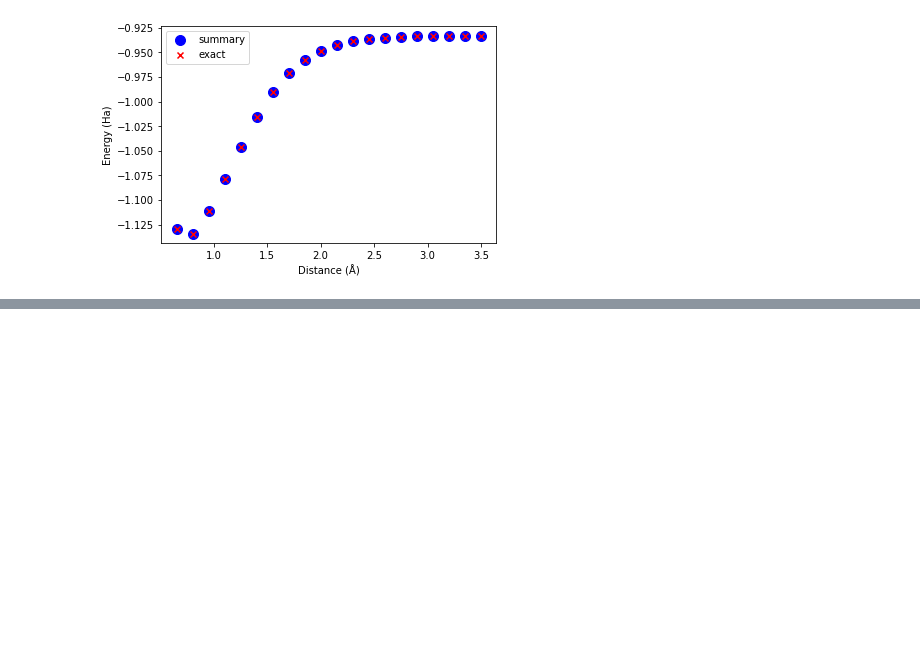
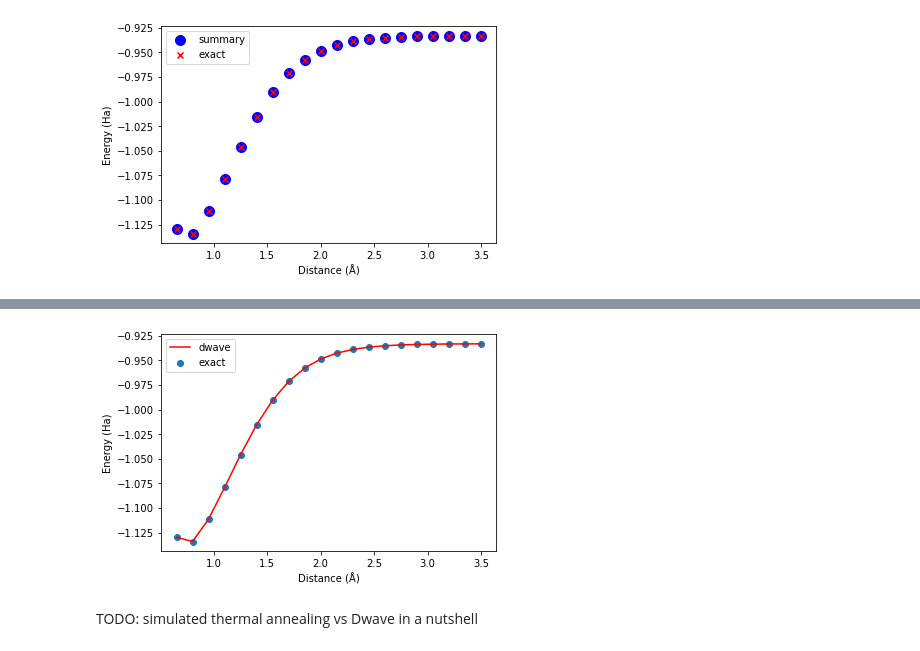
Before and after one commit to MelkoCollective/CDL_2020, a Jupyter notebook: Project_4_Ising_Annealer/Task_3.ipynb, the cells around one changed output, grey strips where cells are left out. Cells and saved outputs as stored; diff of their text form; code cells hidden in the pictures; blank space fills up the shorter version.

```diff
--- a/Project_4_Ising_Annealer/Task_3.ipynb
+++ b/Project_4_Ising_Annealer/Task_3.ipynb
@@ -182,7 +193,7 @@ for i, file in enumerate(files):
     E0, h, J, K, L = read_generalized_ising_hamiltonian('./hamiltonians/' + file)
     ising = GeneralizedIsingModel(E0, h, J, K, L)
 
-    T, _ = exp_decay_schedule(500, 100, 0.01)
+    T, _ = exp_decay_schedule(500, 100, 0.001)
     E, spins = anneal(ising, T, 5)
 
     energies[i] = E
@@ -261,0 +285,26 @@ sampler.sample(bqm, num_reads=100).lowest().first.energy
+# %%
+import dimod
+import neal
+
+energies_dwave = np.zeros(len(files))
+
+for i,file in enumerate(files):
+    poly, E0 = dwave_poly("./hamiltonians/" + file)
+    bqm = dimod.make_quadratic(poly, 10, dimod.SPIN)
+    bqm.offset += E0
+
+    sampler = neal.SimulatedAnnealingSampler()
+    energies_dwave[i] = sampler.sample(bqm, num_reads=100).lowest().first.energy
+
+energies_dwave = energies_dwave[args]
+# %%
+plt.scatter(distances, energies_exact)
+plt.plot(distances, energies_dwave, color='red')
+plt.xlabel("Distance (Å)")
+plt.ylabel("Energy (Ha)")
+plt.legend(["dwave", "exact"])
+plt.show()
+# %% [output]
+[figure, added]
+# %% [markdown]
+TODO: simulated thermal annealing vs Dwave in a nutshell
```
Also changed, not shown: parts of 12 cells of this notebook.
